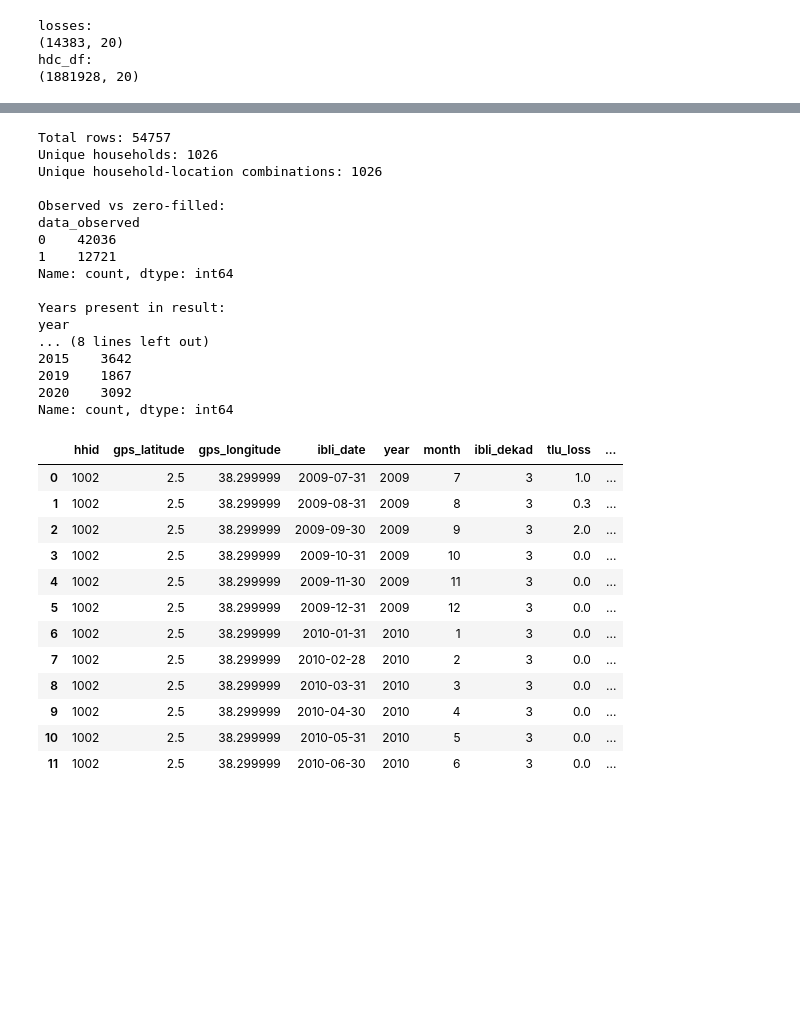
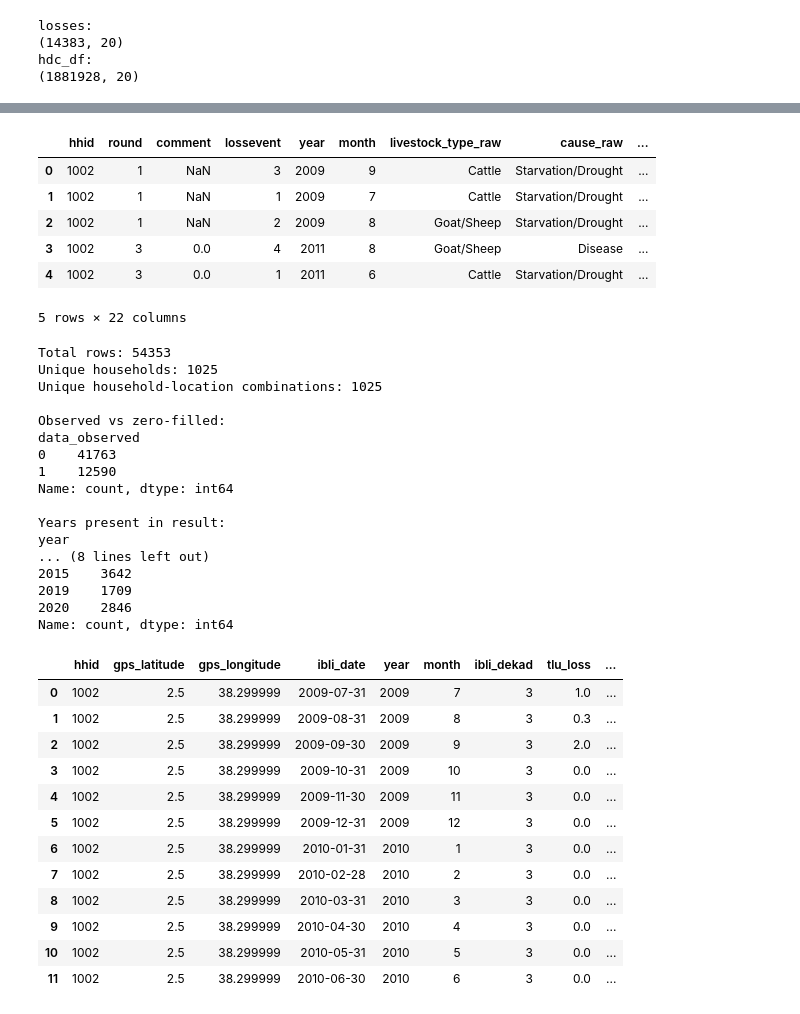
Before and after one commit to B3ND3R/livestock_mortality, a Jupyter notebook: notebooks/02_EDA_HDC.ipynb, the cells around one changed output, grey strips where cells are left out. Drawn from its saved outputs; the diff is of its cells as text; code cells hidden in the pictures; blank space fills up the shorter version.

```diff
--- a/notebooks/02_EDA_HDC.ipynb
+++ b/notebooks/02_EDA_HDC.ipynb
@@ -434,10 +510,23 @@ hdc_df:
+# %%
+# Create % of herd size target
+losses_merged = losses.merge(stock_df, on=['hhid', 'round'])
+losses_merged['tlu_loss_ratio'] = losses_merged['tlu_loss']/losses_merged['total_animals_herded_tlu_rate']
+losses_merged.head()
+# %% [output]
+|  | hhid | round | comment | lossevent | year | month | livestock_type_raw | cause_raw | ... |
+| 0 | 1002 | 1 | NaN | 3 | 2009 | 9 | Cattle | Starvation/Drought | ... |
+| 1 | 1002 | 1 | NaN | 1 | 2009 | 7 | Cattle | Starvation/Drought | ... |
+| 2 | 1002 | 1 | NaN | 2 | 2009 | 8 | Goat/Sheep | Starvation/Drought | ... |
+| 3 | 1002 | 3 | 0.0 | 4 | 2011 | 8 | Goat/Sheep | Disease | ... |
+| 4 | 1002 | 3 | 0.0 | 1 | 2011 | 6 | Cattle | Starvation/Drought | ... |
+5 rows × 22 columns
 # %%
 # Loss data only has information when there's a loss. We need to do some manipulation to create a monthly HH dataset
 # Round coordinates to avoid floating point precision issues
-losses['gps_latitude_rounded'] = losses['gps_latitude'].round(6)
-losses['gps_longitude_rounded'] = losses['gps_longitude'].round(6)
+losses_merged['gps_latitude_rounded'] = losses_merged['gps_latitude'].round(6)
+losses_merged['gps_longitude_rounded'] = losses_merged['gps_longitude'].round(6)
 
-losses['date'] = pd.to_datetime(losses[['year', 'month']].assign(day=1)) + pd.offsets.MonthEnd(0)
+losses_merged['date'] = pd.to_datetime(losses_merged[['year', 'month']].assign(day=1)) + pd.offsets.MonthEnd(0)
 
 # Continuous observation periods for each household-location
 def get_continuous_periods(group):
@@ -453,7 +542,7 @@ def get_continuous_periods(group):
     return group
 
 # Apply the function to identify periods
-losses_with_periods = losses.groupby(
+losses_with_periods = losses_merged.groupby(
     ['hhid', 'gps_latitude_rounded', 'gps_longitude_rounded'],
     group_keys=False
 ).apply(get_continuous_periods).reset_index(drop=True)
@@ -468,6 +557,7 @@ monthly_losses = losses_with_periods.groupby([
     'period_id'
 ]).agg({
     'tlu_loss': 'sum',
+    'tlu_loss_ratio': 'mean',
     'date': 'first'
 }).reset_index()
 
@@ -555,9 +645,14 @@ result = result[[
     'month',
     'ibli_dekad',
     'tlu_loss',
+    'tlu_loss_ratio',
     'data_observed',
     'season'
 ]]
+
+result['tlu_loss_ratio'] = np.where((result['tlu_loss']==0) & result['tlu_loss_ratio'].isna(),
+                                    0,
+                                    result['tlu_loss_ratio'])
 
 print(f"Total rows: {len(result)}")
 print(f"Unique households: {result['hhid'].nunique()}")
@@ -569,22 +664,22 @@ print(f"\nYears present in result:")
 print(result['year'].value_counts().sort_index())
 display(result.head(12))
 # %% [output]
-Total rows: 54757
-Unique households: 1026
-Unique household-location combinations: 1026
+Total rows: 54353
+Unique households: 1025
+Unique household-location combinations: 1025
 
 Observed vs zero-filled:
 data_observed
-0    42036
-1    12721
+0    41763
+1    12590
 Name: count, dtype: int64
 
 Years present in result:
 year
 ... (8 lines left out)
 2015    3642
-2019    1867
-2020    3092
+2019    1709
+2020    2846
 Name: count, dtype: int64
 |  | hhid | gps_latitude | gps_longitude | ibli_date | year | month | ibli_dekad | tlu_loss | ... |
 | 0 | 1002 | 2.5 | 38.299999 | 2009-07-31 | 2009 | 7 | 3 | 1.0 | ... |
```
Also changed, not shown: parts of 7 cells of this notebook.
